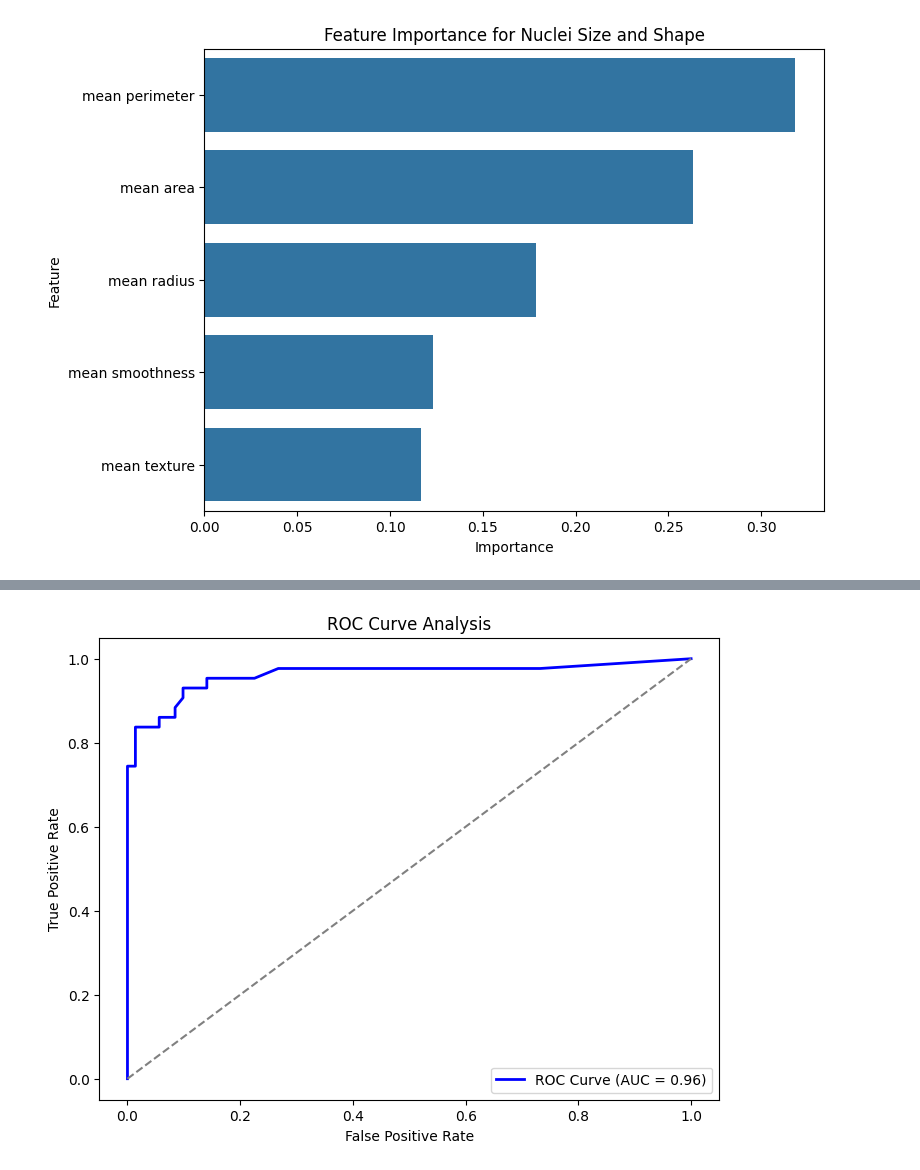
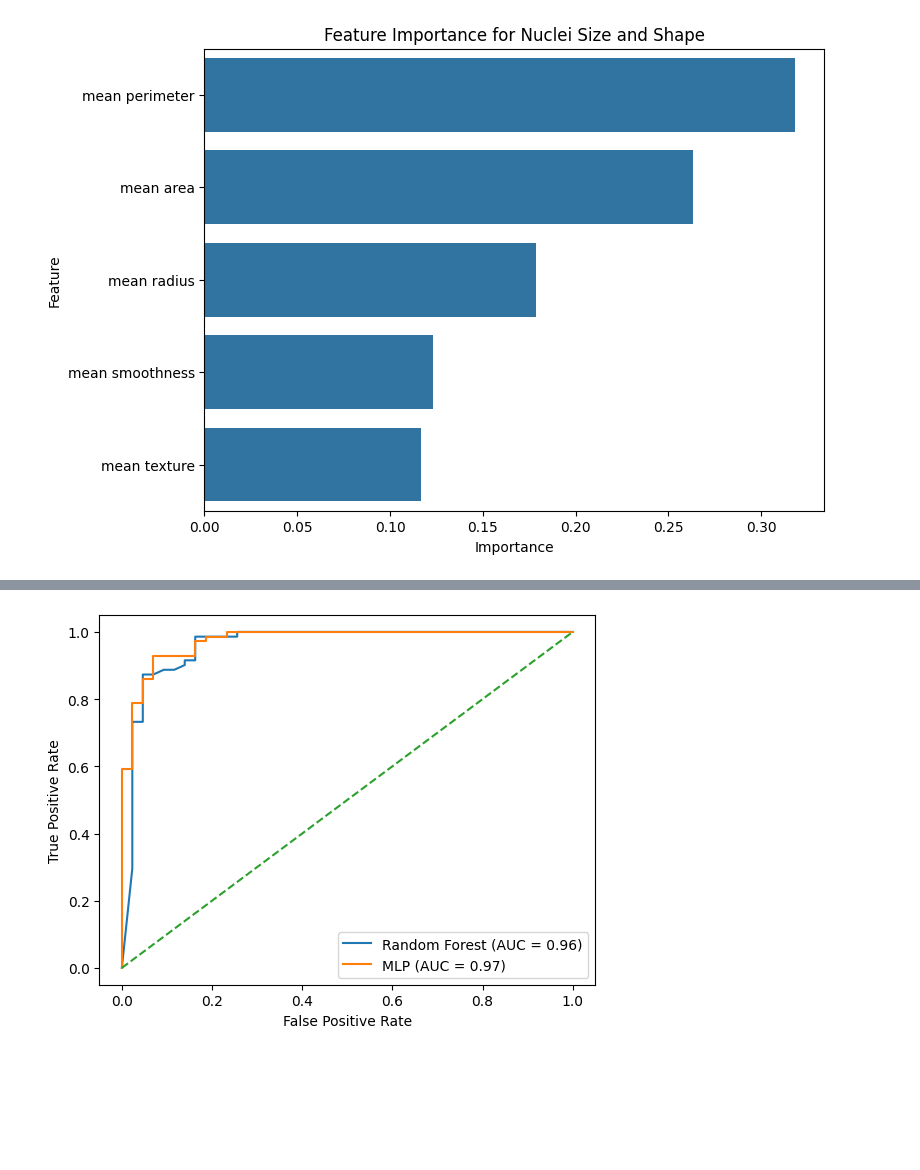
Before and after one commit to KellieLeonard-Biostat/BreastcancerML, a Jupyter notebook: Breast_Cancer_ML.ipynb, the cells around one changed output, grey strips where cells are left out. Cells and saved outputs as stored; diff of their text form; code cells hidden in the pictures; blank space fills up the shorter version.

```diff
--- a/Breast_Cancer_ML.ipynb
+++ b/Breast_Cancer_ML.ipynb
@@ -269,26 +238,22 @@ Text(0.5, 1.0, 'Decision Boundary of Logistic Regression')
 # %%
-from sklearn.metrics import roc_curve, auc
-from sklearn.ensemble import RandomForestClassifier
+from sklearn.metrics import roc_curve, auc, confusion_matrix, classification_report
+import matplotlib.pyplot as plt
+import seaborn as sns
 
-# Trained a classification model
-clf = RandomForestClassifier(n_estimators=100, random_state=42)
-clf.fit(X_train, y_train)
+# Plot ROC Curve
+def plot_roc(model, X_test, y_test, model_name):
+    y_probs = model.predict_proba(X_test)[:,1]
+    fpr, tpr, _ = roc_curve(y_test, y_probs)
+    roc_auc = auc(fpr, tpr)
+    plt.plot(fpr, tpr, label=f'{model_name} (AUC = {roc_auc:.2f})')
 
-# Predicted probabilities
-y_probs = clf.predict_proba(X_test)[:, 1]
-
-# Computed ROC curve
-fpr, tpr, _ = roc_curve(y_test, y_probs, pos_label='Malignant')  # Specify 'Malignant' as the positive class
-roc_auc = auc(fpr, tpr)
-
-# Plotted ROC curve
-plt.figure(figsize=(8, 6))
-plt.plot(fpr, tpr, color='blue', lw=2, label=f'ROC Curve (AUC = {roc_auc:.2f})')
-plt.plot([0, 1], [0, 1], color='gray', linestyle='--')
-plt.xlabel("False Positive Rate")
-plt.ylabel("True Positive Rate")
-plt.title("ROC Curve Analysis")
-plt.legend(loc="lower right")
+plt.figure()
+plot_roc(best_rf, X_test, y_test, 'Random Forest') # Changed rf_model to best_rf
+plot_roc(best_mlp, X_test, y_test, 'MLP') # Changed mlp_model to best_mlp
+plt.plot([0, 1], [0, 1], linestyle='--')
+plt.xlabel('False Positive Rate')
+plt.ylabel('True Positive Rate')
+plt.legend()
 plt.show()
 # %% [output]
-[figure, old version]
+[figure, new version]
```
Also changed, not shown: parts of 13 cells of this notebook.
